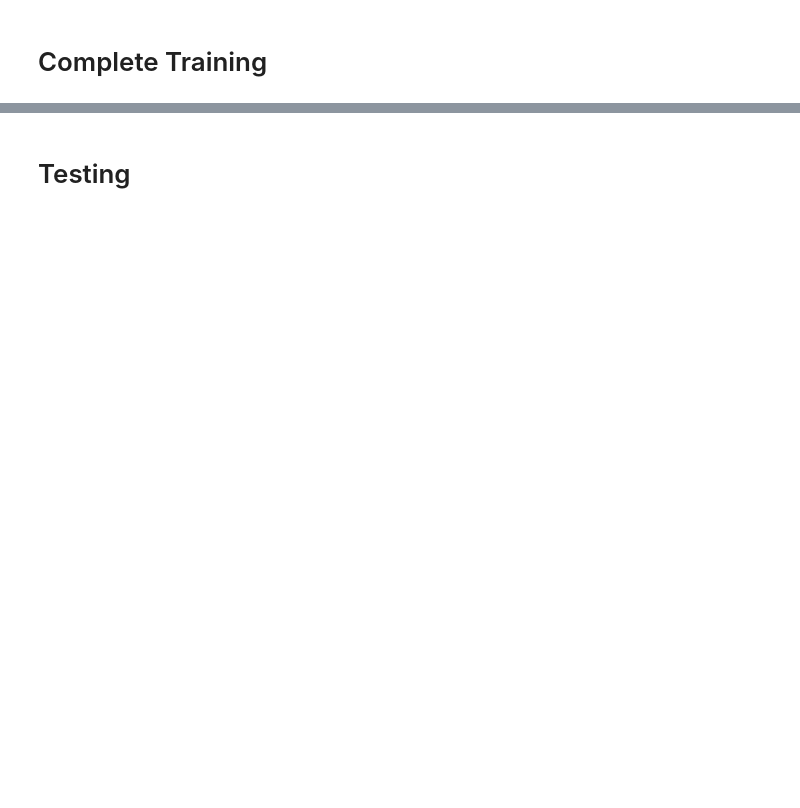
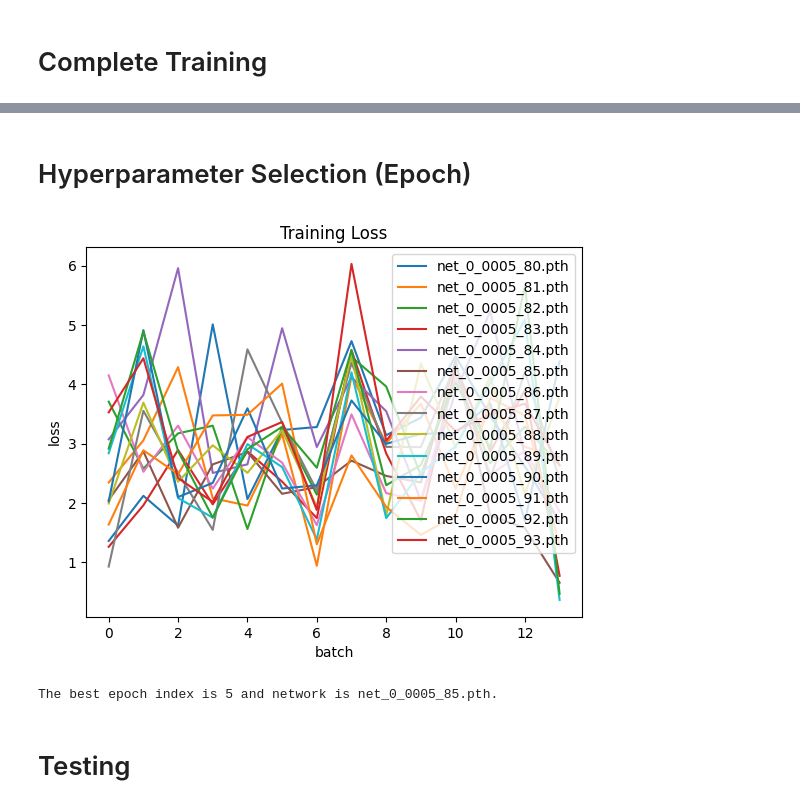
Before and after one commit to eunice-nwaobi/ENGG-680-Project, a Jupyter notebook: model/adaptedMeijer.ipynb, the cells around one changed output, grey strips where cells are left out. Cells and saved outputs as stored; diff of their text form; code cells hidden in the pictures; blank space fills up the shorter version.

```diff
--- a/model/adaptedMeijer.ipynb
+++ b/model/adaptedMeijer.ipynb
@@ -242,9 +313,22 @@ RuntimeError: Found no NVIDIA driver on your system. Please check that you have
+# %% [markdown]
+# Hyperparameter Selection (Epoch)
 # %%
-trainErr = []
+valErrEpoch = []
+epochFileNames = []
 
-for i, (x, y) in enumerate(trainLoader):
-    # training data
-    x, y = x.to(device, dtype=torch.float32), y.to(device, dtype=torch.float32) #?
-    yhat = net(x)
-    trainLoss = criterion(yhat, y.to(torch.float32))
-    trainErr.append(trainLoss.item())
+for epochFile in os.listdir(f"{saveFiles}finalForty/"):
+  netEval = torch.load(f"{saveFiles}finalForty/{epochFile}")#, map_location ="cpu")
+  device = torch.device("cuda:0" if torch.cuda.is_available() else "cpu")
+  net.to("cuda:0")
+  valLosses = []
+  for i, (x, y) in enumerate(valLoader):
+      # training data
+      x, y = x.to(device, dtype=torch.float32), y.to(device, dtype=torch.float32) #?
+      yhat = netEval(x)
+      valLoss = criterion(yhat, y.to(torch.float32))
+      valLosses.append(valLoss.item())
+  valErrEpoch.append(valLosses)
+  epochFileNames.append(epochFile)
+valErrEpoch = np.array(valErrEpoch)
+nfiles = valErrEpoch.shape[0]
+nbatches = valErrEpoch.shape[1]
@@ -256,3 +335,23 @@ plt.title("Training Loss")
+# %%
+with open(f"{saveFigsFiles}epochSelectionValidation.npy", "wb") as f:
+    np.save(f, valErrEpoch)
+
+for i in range(nbatches):
+  plt.plot(list(range(nbatches)), valErrEpoch[i,:])
+
+plt.xlabel("batch")
+plt.ylabel("loss")
+plt.legend(epochFileNames)
+plt.title("Training Loss")
+plt.savefig(f"{saveFigsFiles}epochSelectionValidation.png")
+plt.show()
+
+minIndex = np.argmin(np.mean(valErrEpoch, axis=1))
+bestFile = epochFileNames[minIndex]
+print(f"The best epoch index is {minIndex} and network is {bestFile}.")
+# %% [output]
+[figure, added]
+The best epoch index is 5 and network is net_0_0005_85.pth.
 # %% [markdown]
 # Testing
 # %%
```
Also changed, not shown: parts of 19 cells of this notebook, 56 other files.
